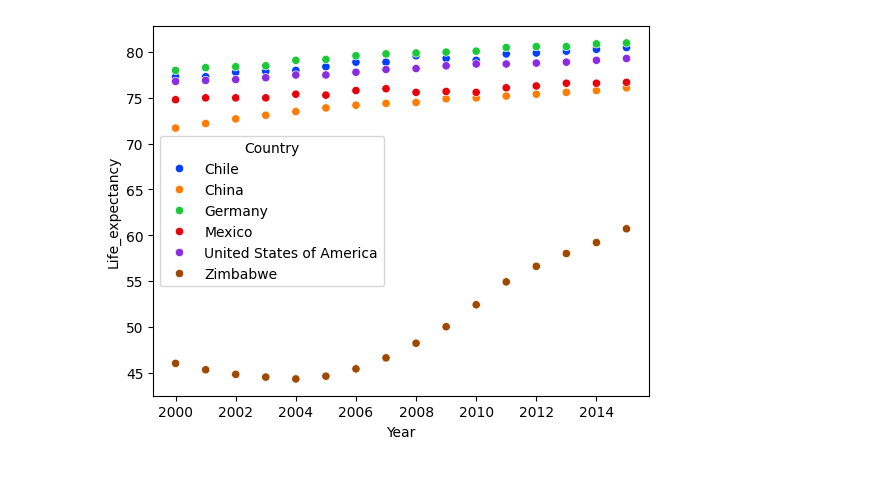
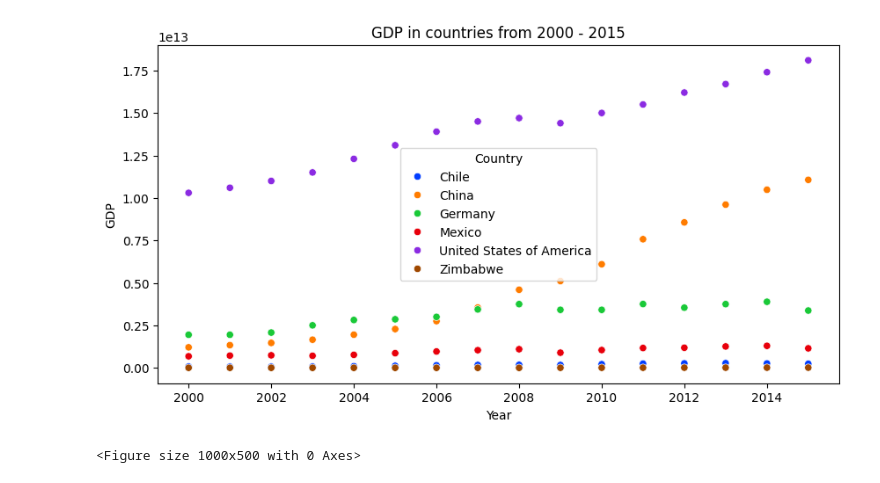
Before and after one commit to dmernik4/Life-Expectancy-and-GDP, a Jupyter notebook: life_expectancy_gdp.ipynb, the cells around one changed output. Drawn from its saved outputs; the diff is of its cells as text; code cells hidden in the pictures.

```diff
--- a/life_expectancy_gdp.ipynb
+++ b/life_expectancy_gdp.ipynb
@@ -61,6 +92,9 @@ zimbabwe = df[(df.Country == "Zimbabwe")]
 # %%
-sns.scatterplot(x = "Year", y = "Life_expectancy", hue = "Country", palette = "bright", data = df)
-#sns.scatterplot(x = "Year", y = "Life_expectancy", hue = "GDP", data = mexico)
+# GDP in countries through years
+sns.scatterplot(x = "Year", y = "GDP", hue = "Country", palette = "bright", data = df)
+plt.title("GDP in countries from 2000 - 2015")
 plt.show()
+plt.clf()
 # %% [output]
-[figure, old version]
+[figure, new version]
+<Figure size 1000x500 with 0 Axes>
```
Also changed, not shown: parts of 14 cells of this notebook.
